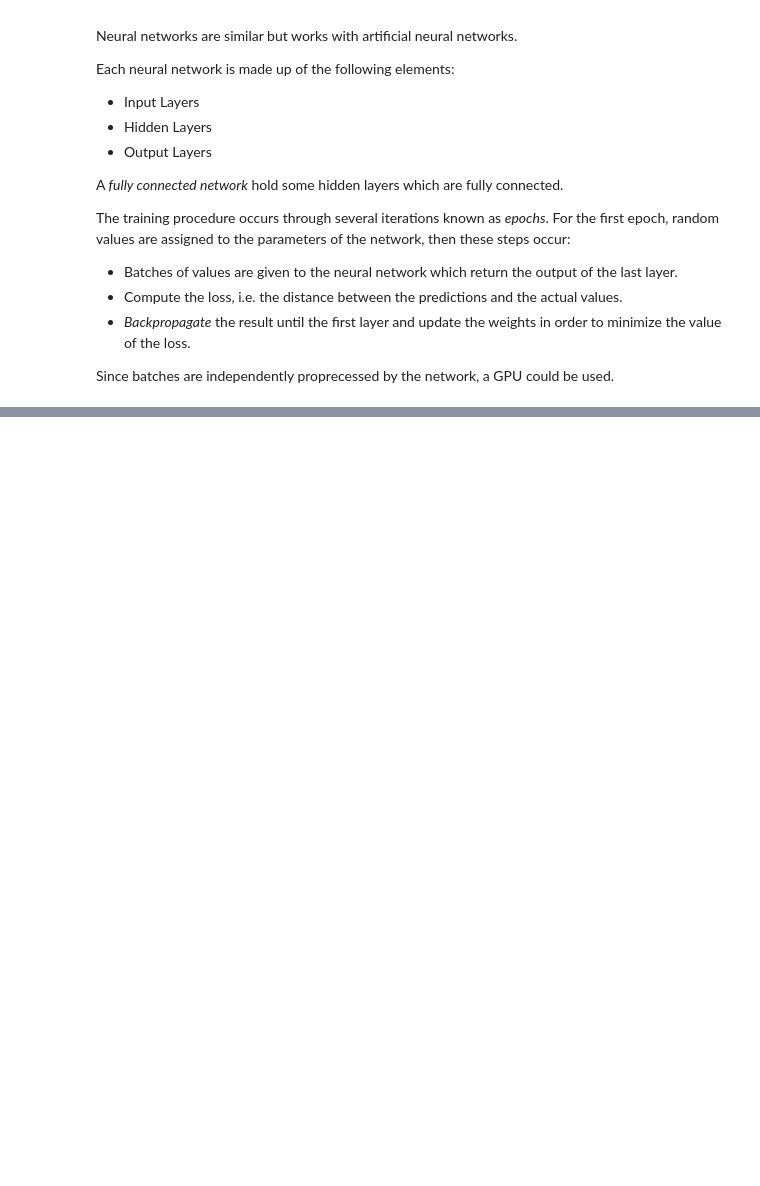
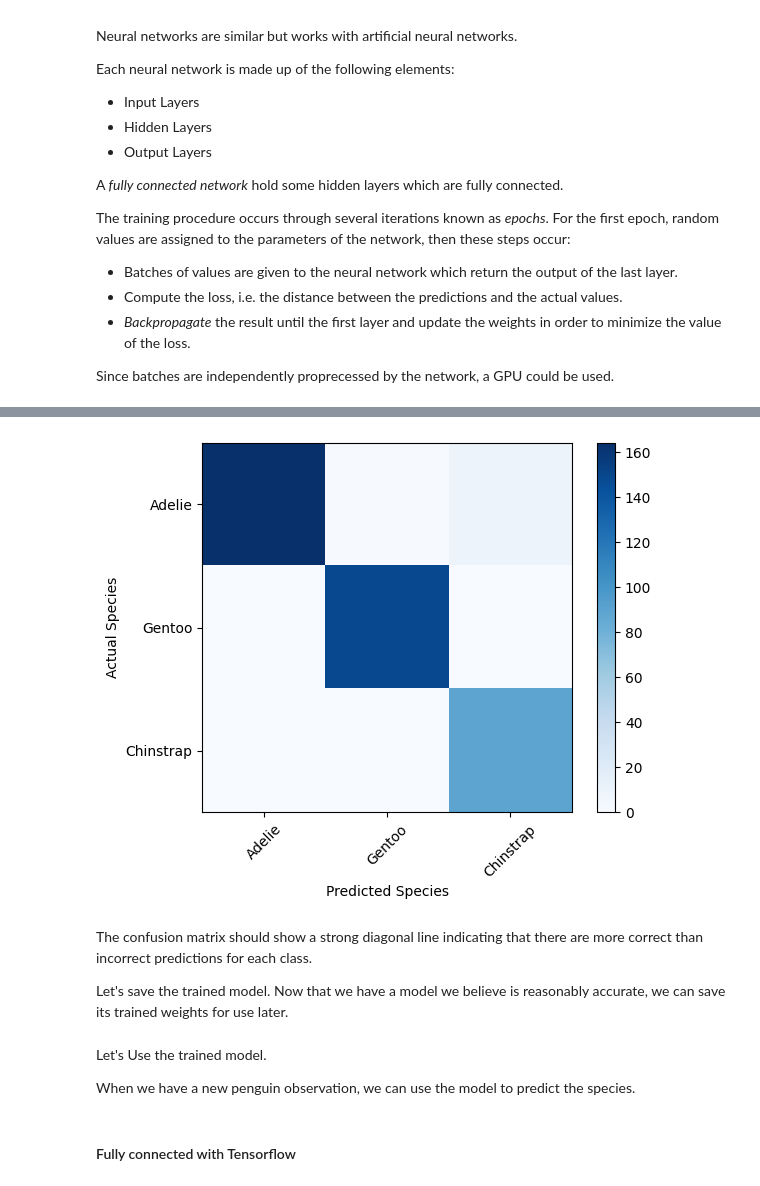
Before and after one commit to LuciaRavazzi/AzureML, a Jupyter notebook: AzureDataScientistAssociate/1_Create_Machine_Learning_Models/5_Deep_Learning.ipynb, the cells around one changed output, grey strips where cells are left out. Drawn from its saved outputs; the diff is of its cells as text; code cells hidden in the pictures; blank space fills up the shorter version.

```diff
--- a/AzureDataScientistAssociate/1_Create_Machine_Learning_Models/5_Deep_Learning.ipynb
+++ b/AzureDataScientistAssociate/1_Create_Machine_Learning_Models/5_Deep_Learning.ipynb
@@ -22,0 +380,29 @@ Since batches are independently proprecessed by the network, a GPU could be used
+# %%
+#Pytorch doesn't have a built-in confusion matrix metric, so we'll use SciKit-Learn
+from sklearn.metrics import confusion_matrix
+import numpy as np
+
+# Set the model to evaluate mode
+model.eval()
+
+# Get predictions for the test data
+x = torch.Tensor(x_test).float()
+_, predicted = torch.max(model(x).data, 1)
+
+# Plot the confusion matrix
+cm = confusion_matrix(y_test, predicted.numpy())
+plt.imshow(cm, interpolation="nearest", cmap=plt.cm.Blues)
+plt.colorbar()
+tick_marks = np.arange(len(penguin_classes))
+plt.xticks(tick_marks, penguin_classes, rotation=45)
+plt.yticks(tick_marks, penguin_classes)
+plt.xlabel("Predicted Species")
+plt.ylabel("Actual Species")
+plt.show()
+# %% [output]
+[figure, added]
+# %% [markdown]
+The confusion matrix should show a strong diagonal line indicating that there are more correct than incorrect predictions for each class.
+
+Let's save the trained model.
+Now that we have a model we believe is reasonably accurate, we can save its trained weights for use later.
@@ -22,0 +415,4 @@ Since batches are independently proprecessed by the network, a GPU could be used
+# %% [markdown]
+Let's Use the trained model.
+
+When we have a new penguin observation, we can use the model to predict the species.
@@ -22,0 +436,2 @@ Since batches are independently proprecessed by the network, a GPU could be used
+# %% [markdown]
+#### Fully connected with Tensorflow
```
Also changed, not shown: parts of 84 cells of this notebook, 1 other file.
